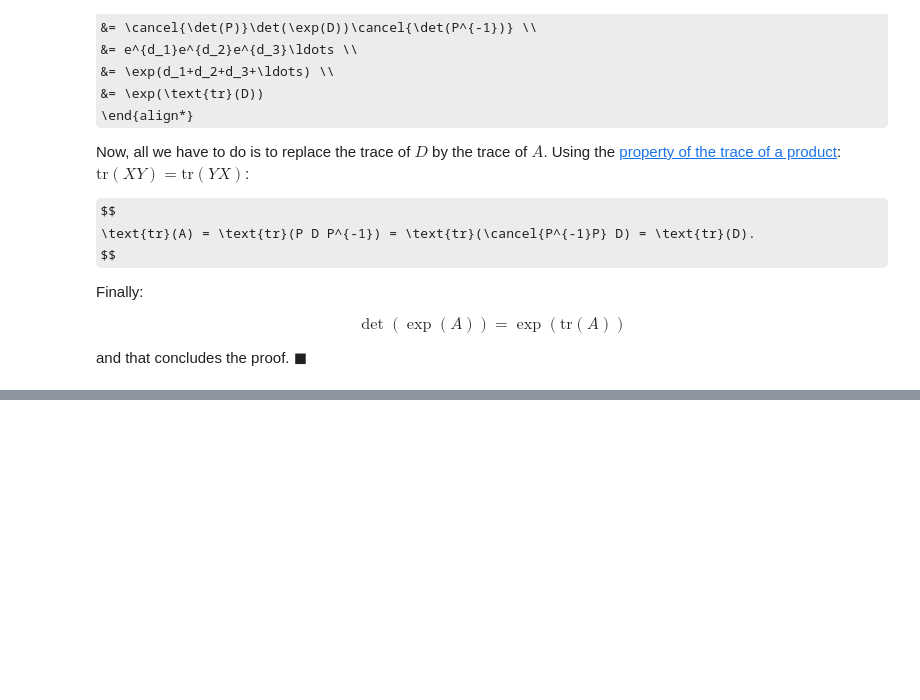
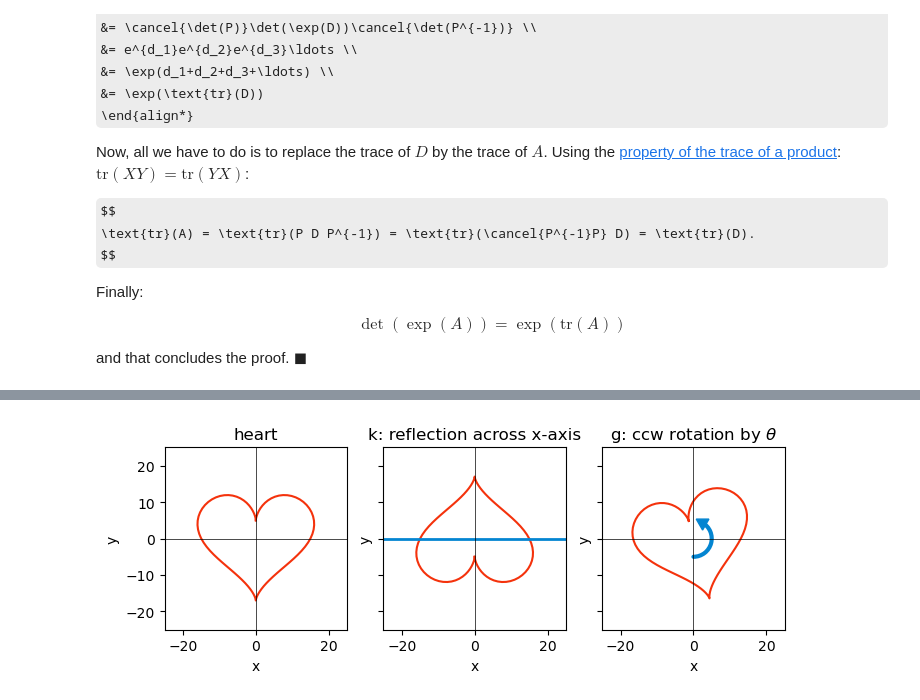
Before and after one commit to yairmau/mishmash, a Jupyter notebook: lie_algebra/basic_properties.ipynb, the cells around one changed output, grey strips where cells are left out. Saved outputs shown, nothing was run; the diff lists cells and outputs as text; code cells hidden in the pictures; some formulas as TeX source; blank space fills up the shorter version.

```diff
--- a/lie_algebra/basic_properties.ipynb
+++ b/lie_algebra/basic_properties.ipynb
@@ -84,0 +121,45 @@ and that concludes the proof. $\blacksquare$
+# %%
+#| code-summary: define transformations
+red = 'xkcd:vermillion'
+blue = 'xkcd:cerulean'
+t = np.linspace(0, 2*np.pi, 100)
+x = 16* (np.sin(t)) ** 3
+y = 13* np.cos(t) - 5 * np.cos(2*t) - 2 * np.cos(3*t) - np.cos(4*t)
+heart = np.array([x, y])
+flip_x = np.array([[1, 0], [0, -1]])
+def rotate(theta):
+    return np.array([[np.cos(theta), -np.sin(theta)], [np.sin(theta), np.cos(theta)]])
+heart_x = flip_x @ heart
+theta = np.atan(0.5)
+heart_minus_theta = rotate(-theta) @ heart
+heart_minus_theta_flipped = flip_x @ heart_minus_theta
+heart_minus_theta_flipped_plus_theta = rotate(theta) @ heart_minus_theta_flipped
+x_oblique_axis = np.array([-25, 25])
+y_oblique_axis = 0.5 * x_oblique_axis
+oblique_axis = np.array([x_oblique_axis, y_oblique_axis])
+oblique_axis_minus_theta = rotate(-theta) @ oblique_axis
+oblique_axis_minus_theta_plus_theta = rotate(theta) @ oblique_axis_minus_theta
+# %%
+#| code-summary: plot k and g applied to a heart shape
+fig, ax = plt.subplots(1, 3, sharey=True, figsize=(8, 4))
+ax[0].plot(heart[0], heart[1], color=red)
+ax[0].axhline(0, color='black', lw=0.5)
+ax[0].axvline(0, color='black', lw=0.5)
+ax[0].set_aspect('equal')
+ax[0].set(xlabel='x', ylabel='y', title='heart', xlim=x_oblique_axis, ylim=x_oblique_axis)
+
+ax[1].plot(heart_x[0], heart_x[1], color=red)
+ax[1].axhline(0, color=blue, lw=2)
+ax[1].axvline(0, color='black', lw=0.5)
+ax[1].set_aspect('equal')
+ax[1].set(xlabel='x', ylabel='y', title='k: reflection across x-axis', xlim=x_oblique_axis, ylim=x_oblique_axis)
+
+heart_15 = rotate(np.pi/12) @ heart
+ax[2].plot(heart_15[0], heart_15[1], color=red)
+ax[2].axhline(0, color='black', lw=0.5)
+ax[2].axvline(0, color='black', lw=0.5)
+ax[2].set_aspect('equal')
+ax[2].set(xlabel='x', ylabel='y', title=r'g: ccw rotation by $\theta$', xlim=x_oblique_axis, ylim=x_oblique_axis)
+drawCirc(ax[2],radius=10,centX=0,centY=0,angle_=270,theta2_=150, color_=blue);
+# %% [output]
+[figure, added]
```
Also changed, not shown: parts of 9 cells of this notebook, 31 other files.
